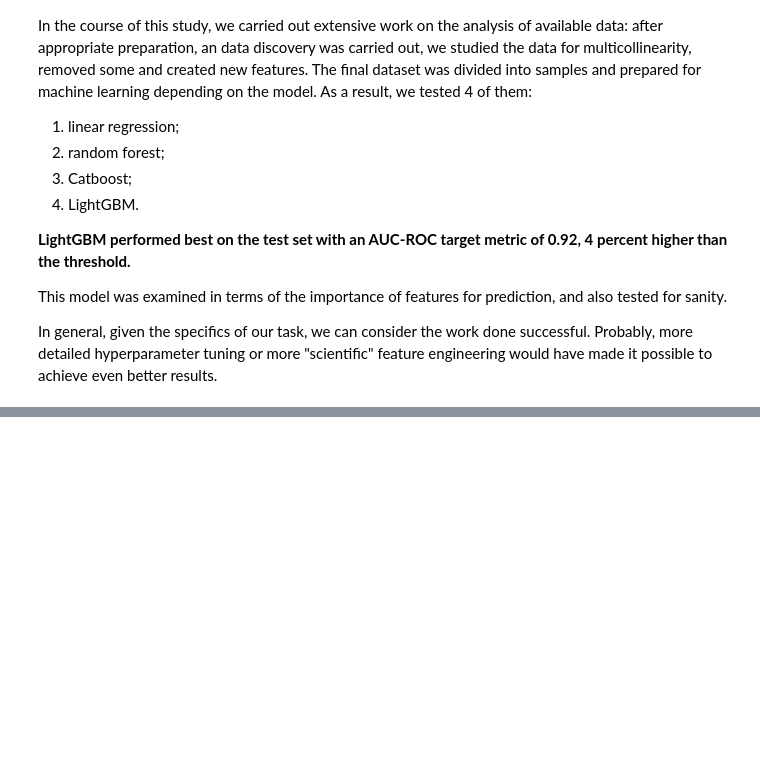
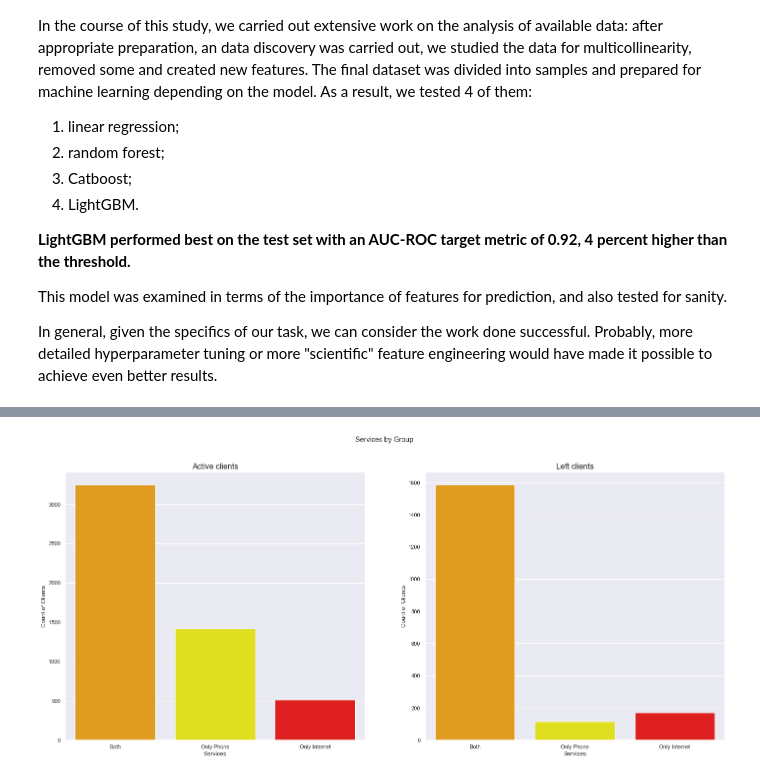
Before and after one commit to Volpao/DS-Projects, a Jupyter notebook: final_project/final_project_eng (1).ipynb, the cells around one changed output, grey strips where cells are left out. Cells and saved outputs as stored; diff of their text form; code cells hidden in the pictures; blank space fills up the shorter version.

```diff
--- a/final_project/final_project_eng (1).ipynb
+++ b/final_project/final_project_eng (1).ipynb
@@ -954,0 +1190,19 @@ In general, given the specifics of our task, we can consider the work done succe
+# %%
+# Plotting barplots for each group
+mycolors = ["orange", "yellow", "red"]
+order = ['Both', 'Only Phone', 'Only Internet']
+fig, axes = plt.subplots(1, 2, figsize=(24, 10))
+sns.barplot(data=df[df['Exited']==0], x=df[df['Exited']==0]['WhichService'], order=order,
+            y=df[df['Exited']==0]['MonthlyCharges'], palette=mycolors, estimator=len, ax=axes[0])
+sns.barplot(data=df[df['Exited']==1], x=df[df['Exited']==1]['WhichService'], order=order,
+            estimator=len, y=df[df['Exited']==1]['MonthlyCharges'], palette=mycolors,
+            ax=axes[1])
+axes[0].set_xlabel('Services')
+axes[1].set_xlabel('Servises')
+axes[0].set_ylabel('Сount of Clients')
+axes[1].set_ylabel('Сount of Clients')
+axes[0].set_title('Active clients', fontsize = 16)
+axes[1].set_title('Left clients', fontsize = 16)
+fig.suptitle('Services by Group');
+# %% [output]
+[figure, added]
```
Also changed, not shown: parts of 26 cells of this notebook.
